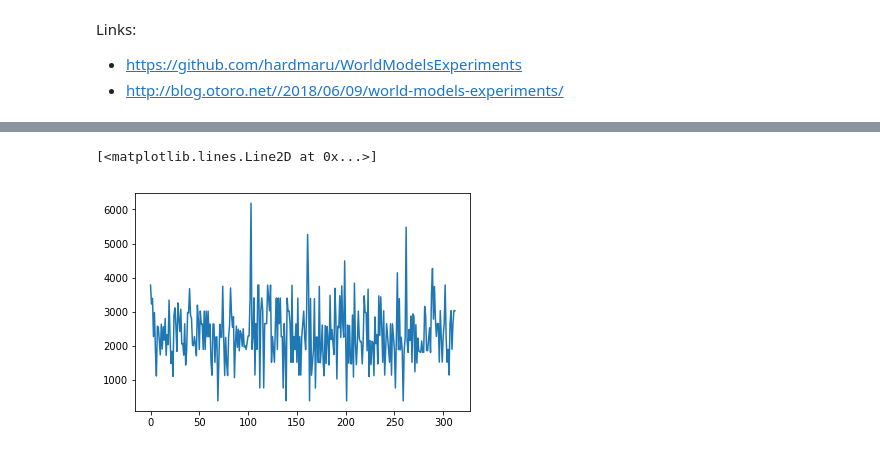
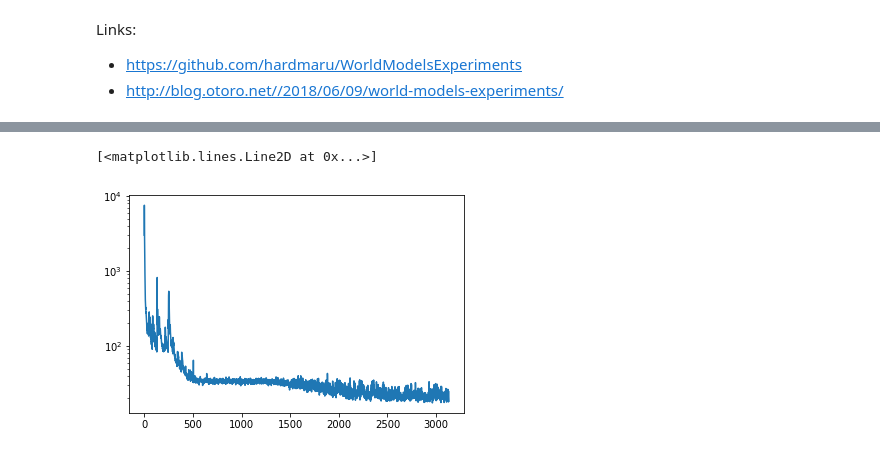
Before and after one commit to alex-faustino/rl-sandbox, a Jupyter notebook: project/agou2_dusad2/code/results.ipynb, the cells around one changed output, grey strips where cells are left out. Saved outputs shown, nothing was run; the diff lists cells and outputs as text; code cells hidden in the pictures.

Commit message:
cuda changes + notebook

```diff
--- a/project/agou2_dusad2/code/results.ipynb
+++ b/project/agou2_dusad2/code/results.ipynb
@@ -25,3 +34,6 @@ model = VAE().to(device)
+# %%
+losses = []
+optimizer = torch.optim.Adam(model.parameters(), lr=0.001)
 # %%
 summary(model, (3, 64, 64))
 # %% [output]
@@ -49,23 +57,24 @@ dataset = VAEDataset(transform=Compose([
-# %%
-dataloader = DataLoader(dataset, batch_size=32, shuffle=True, num_workers=2)
 # %%
-losses = []
-optimizer = torch.optim.SGD(model.parameters(), lr=0.01)
-for i, batch in tqdm_notebook(enumerate(dataloader)):
-    optimizer.zero_grad()
-    original, decoded, encoded, z, mu, logvar = model.forward(batch)
-    loss = model.loss(original, decoded, mu, logvar)
-    losses.append(loss.detach().numpy())
-    loss.backward()
-    optimizer.step()
+with tqdm_notebook() as bar:
+    for _ in range(10):
+        for i, batch in enumerate(dataloader):
+            batch = batch.to(device)
+            optimizer.zero_grad()
+            original, decoded, encoded, z, mu, logvar = model.forward(batch)
+            loss = model.loss(original, decoded, mu, logvar)
+            losses.append(loss.detach().cpu().numpy())
+            loss.backward()
+            optimizer.step()
+            bar.update(1)
+            bar.set_description("loss: {}".format(losses[-1]))
 # %% [output]
 [interactive output not drawn]
 # %%
-losses = np.array(losses)
+np_losses = np.array(losses)
-# %%
-plt.plot(losses)
-# %% [output]
-[<matplotlib.lines.Line2D at 0x...>]
-[figure, removed]
+# %%
+plt.semilogy(np_losses)
+# %% [output]
+[<matplotlib.lines.Line2D at 0x...>]
+[figure, added]
 # %%
 model.loss(original, decoded, mu, logvar)
```
Also changed, not shown: parts of 12 cells of this notebook, 8 other files.
